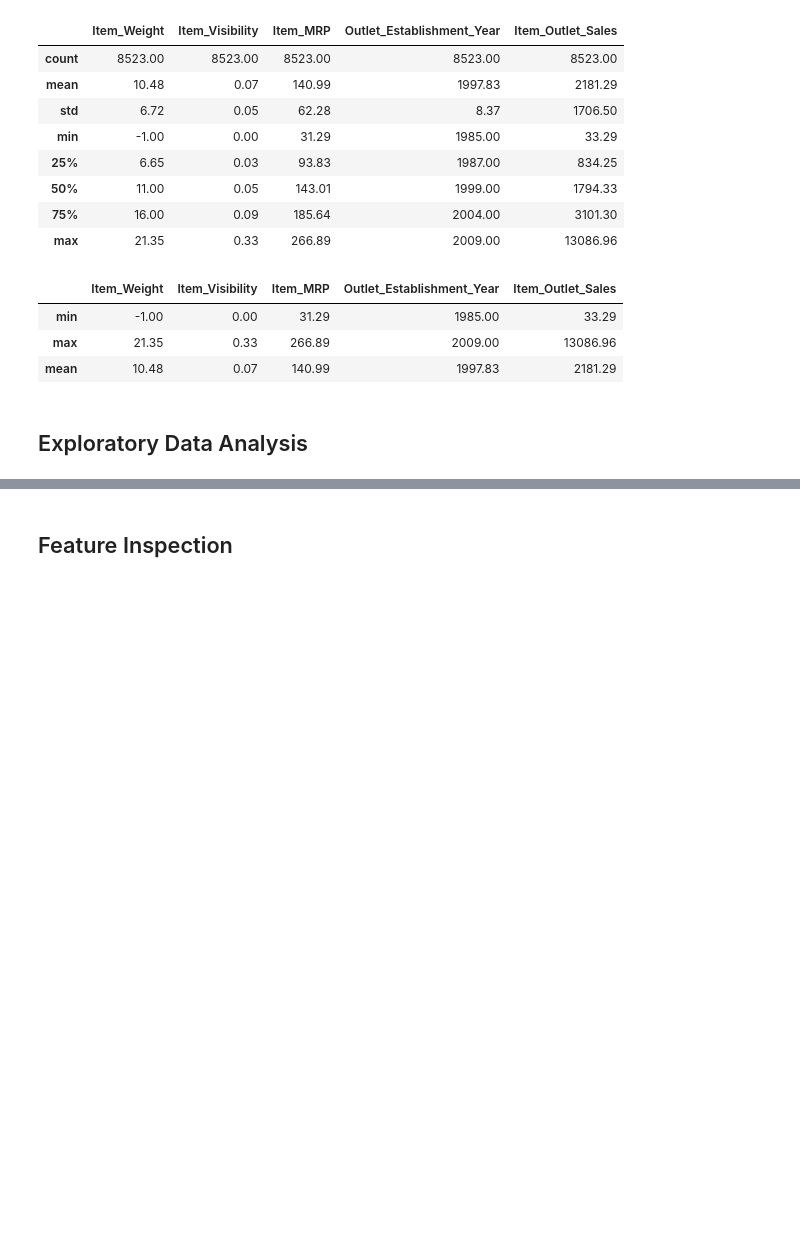
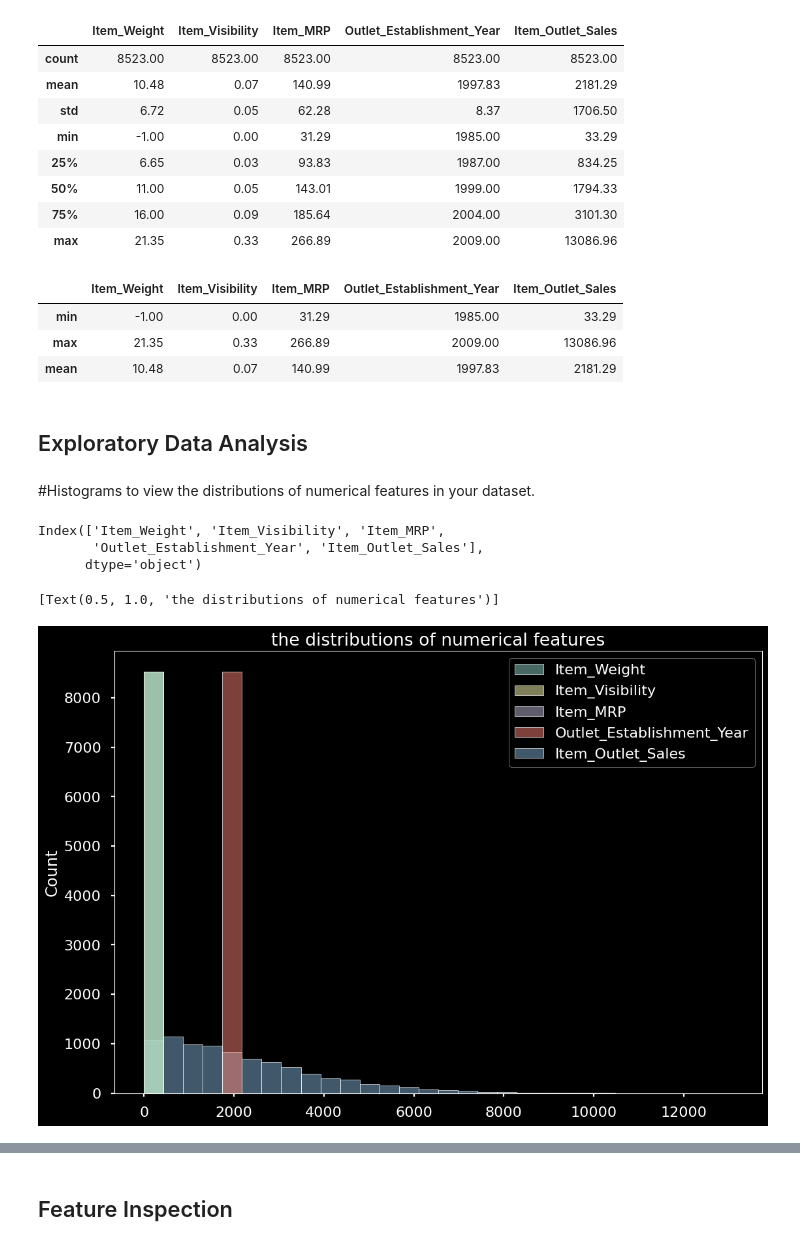
Before and after one commit to Al-Tayeb96/Prediction-of-Product-Sales, a Jupyter notebook: Prediction_of_Product_Sales.ipynb, the cells around one changed output, grey strips where cells are left out. Saved outputs shown, nothing was run; the diff lists cells and outputs as text; code cells hidden in the pictures; blank space fills up the shorter version.

```diff
--- a/Prediction_of_Product_Sales.ipynb
+++ b/Prediction_of_Product_Sales.ipynb
@@ -257,3 +260,21 @@ numric_df.loc[req_num]
 | mean | 10.48 | 0.07 | 140.99 | 1997.83 | 2181.29 |
 # %% [markdown]
 ## Exploratory Data Analysis
+# %%
+## Using three seaborn styles: dark_background, seaborn-muted and seaborn-poster.
+plt.style.use(['dark_background'])
+# %% [markdown]
+#Histograms to view the distributions of numerical features in your dataset.
+# %%
+num_cols=df_sales.select_dtypes('number').columns
+num_cols
+# %% [output]
+Index(['Item_Weight', 'Item_Visibility', 'Item_MRP',
+       'Outlet_Establishment_Year', 'Item_Outlet_Sales'],
+      dtype='object')
+# %%
+ax=sns.histplot(df_sales,bins=30)
+ax.set(title='the distributions of numerical features')
+# %% [output]
+[Text(0.5, 1.0, 'the distributions of numerical features')]
+[figure, added]
```
Also changed, not shown: parts of 12 cells of this notebook.
